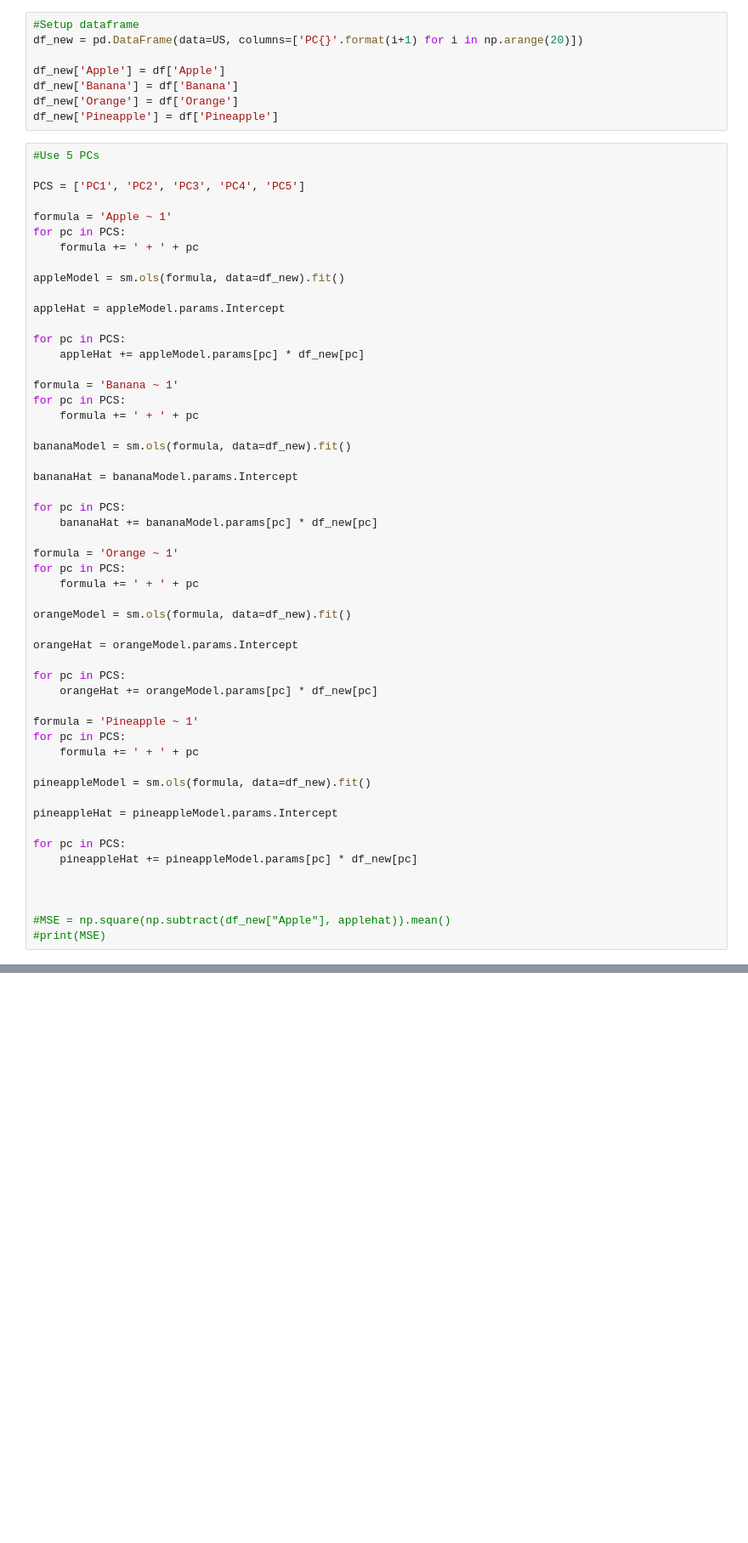
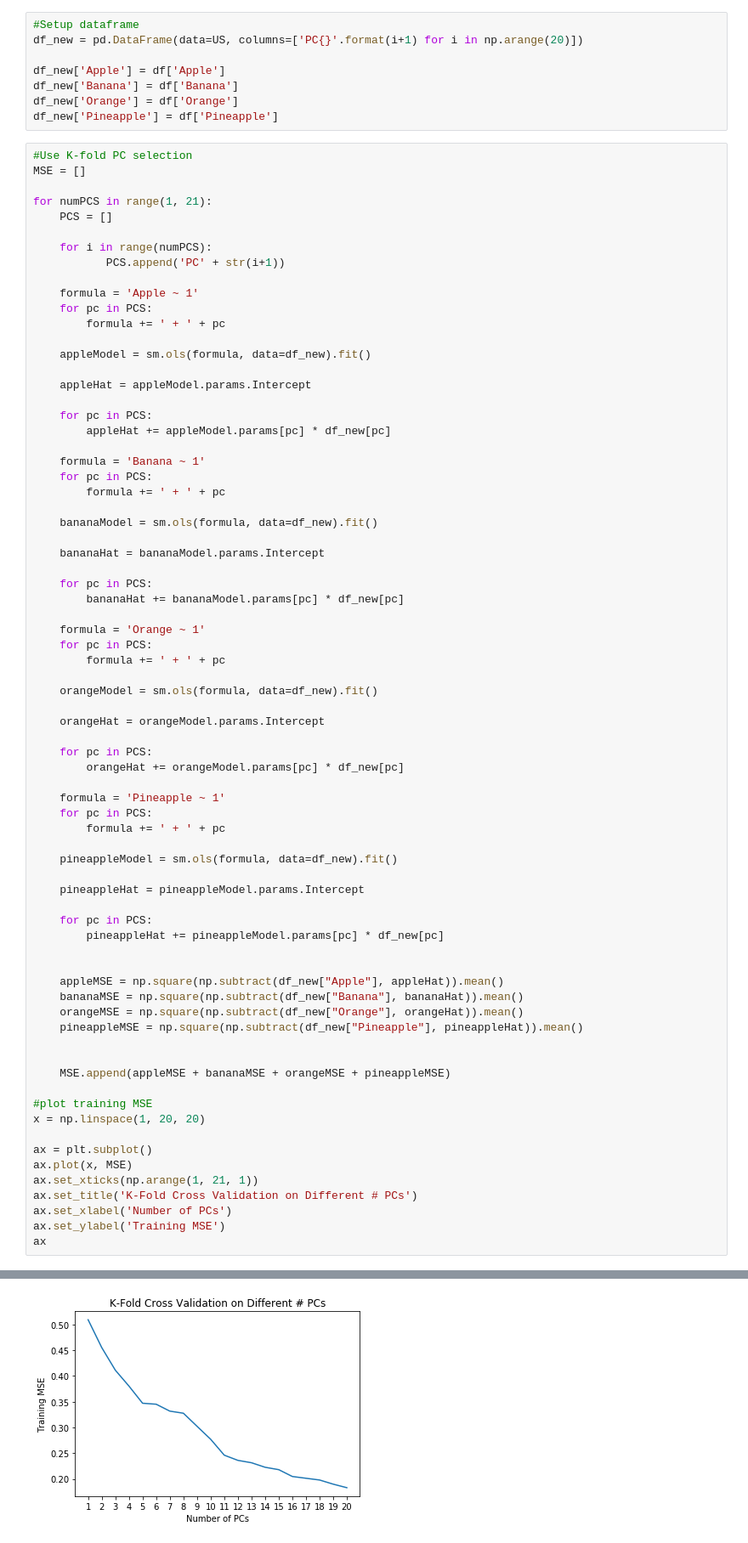
Before and after one commit to FrankWan27/WhatAreYouEating, a Jupyter notebook: What Are You Eating Kaggle PCA.ipynb, the cells around one changed output, grey strips where cells are left out. Shown: that part at 85% size. Saved outputs shown, nothing was run; the diff lists cells and outputs as text; blank space fills up the shorter version.

```diff
--- a/What Are You Eating Kaggle PCA.ipynb
+++ b/What Are You Eating Kaggle PCA.ipynb
@@ -179,55 +189,76 @@ df_new['Banana'] = df['Banana']
 df_new['Orange'] = df['Orange']
 df_new['Pineapple'] = df['Pineapple']
 # %%
-#Use 5 PCs
+#Use K-fold PC selection
+MSE = []
 
-PCS = ['PC1', 'PC2', 'PC3', 'PC4', 'PC5']
+for numPCS in range(1, 21):
+    PCS = []
 
-formula = 'Apple ~ 1'
-for pc in PCS:
-    formula += ' + ' + pc
+    for i in range(numPCS):
+           PCS.append('PC' + str(i+1))
 
-appleModel = sm.ols(formula, data=df_new).fit()
+    formula = 'Apple ~ 1'
+    for pc in PCS:
+        formula += ' + ' + pc
 
-appleHat = appleModel.params.Intercept
+    appleModel = sm.ols(formula, data=df_new).fit()
 
-for pc in PCS:
-    appleHat += appleModel.params[pc] * df_new[pc]
+    appleHat = appleModel.params.Intercept
 
-formula = 'Banana ~ 1'
-for pc in PCS:
-    formula += ' + ' + pc
+    for pc in PCS:
+        appleHat += appleModel.params[pc] * df_new[pc]
 
-bananaModel = sm.ols(formula, data=df_new).fit()
+    formula = 'Banana ~ 1'
+    for pc in PCS:
+        formula += ' + ' + pc
 
-bananaHat = bananaModel.params.Intercept
+    bananaModel = sm.ols(formula, data=df_new).fit()
 
-for pc in PCS:
-    bananaHat += bananaModel.params[pc] * df_new[pc]
+    bananaHat = bananaModel.params.Intercept
 
-formula = 'Orange ~ 1'
-for pc in PCS:
-    formula += ' + ' + pc
+    for pc in PCS:
+        bananaHat += bananaModel.params[pc] * df_new[pc]
 
-orangeModel = sm.ols(formula, data=df_new).fit()
+    formula = 'Orange ~ 1'
+    for pc in PCS:
+        formula += ' + ' + pc
 
-orangeHat = orangeModel.params.Intercept
+    orangeModel = sm.ols(formula, data=df_new).fit()
 
-for pc in PCS:
-    orangeHat += orangeModel.params[pc] * df_new[pc]
+    orangeHat = orangeModel.params.Intercept
 
-formula = 'Pineapple ~ 1'
-for pc in PCS:
-    formula += ' + ' + pc
+    for pc in PCS:
+        orangeHat += orangeModel.params[pc] * df_new[pc]
 
-pineappleModel = sm.ols(formula, data=df_new).fit()
+    formula = 'Pineapple ~ 1'
+    for pc in PCS:
+        formula += ' + ' + pc
 
-pineappleHat = pineappleModel.params.Intercept
+    pineappleModel = sm.ols(formula, data=df_new).fit()
 
-for pc in PCS:
-    pineappleHat += pineappleModel.params[pc] * df_new[pc]
+    pineappleHat = pineappleModel.params.Intercept
+
+    for pc in PCS:
+        pineappleHat += pineappleModel.params[pc] * df_new[pc]
 
 
+    appleMSE = np.square(np.subtract(df_new["Apple"], appleHat)).mean()
+    bananaMSE = np.square(np.subtract(df_new["Banana"], bananaHat)).mean()
+    orangeMSE = np.square(np.subtract(df_new["Orange"], orangeHat)).mean()
+    pineappleMSE = np.square(np.subtract(df_new["Pineapple"], pineappleHat)).mean()
 
-#MSE = np.square(np.subtract(df_new["Apple"], applehat)).mean()
-#print(MSE)
+
+    MSE.append(appleMSE + bananaMSE + orangeMSE + pineappleMSE)
+
+#plot training MSE
+x = np.linspace(1, 20, 20)
+
+ax = plt.subplot()
+ax.plot(x, MSE)
+ax.set_xticks(np.arange(1, 21, 1))
+ax.set_title('K-Fold Cross Validation on Different # PCs')
+ax.set_xlabel('Number of PCs')
+ax.set_ylabel('Training MSE')
+ax
+# %% [output]
@@ -234,3 +266,4 @@ for pc in PCS:
+[figure, added]
 # %%
 import random
 
```
Also changed, not shown: parts of 2 cells of this notebook, 17 other files.
